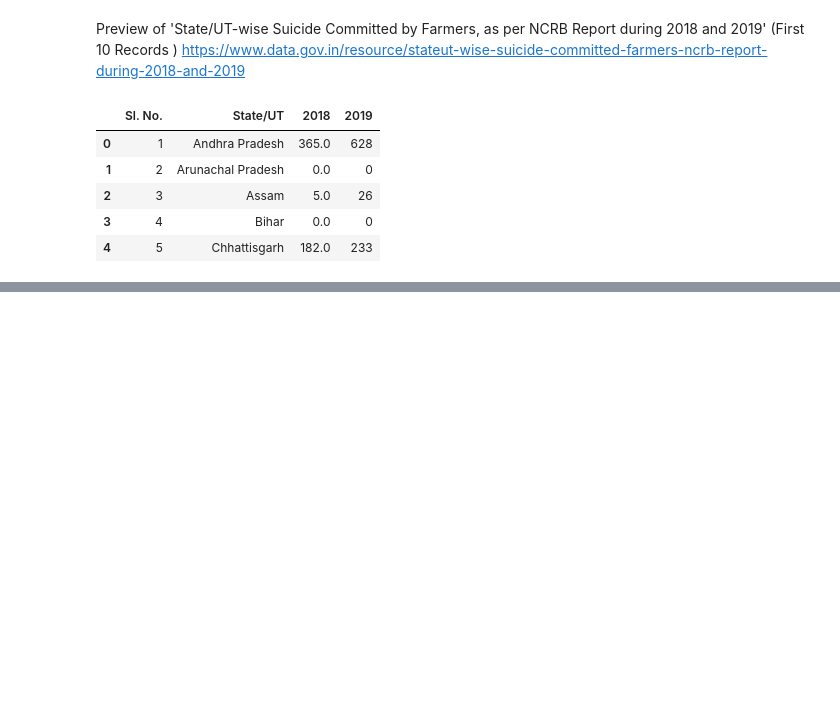
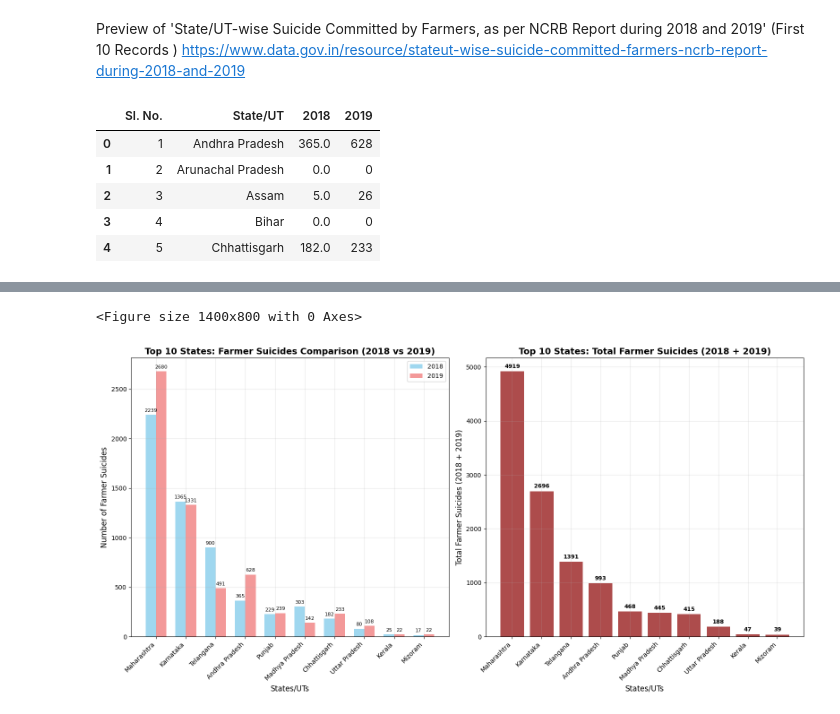
Before and after one commit to sandeepk9675/DS200-gov-data, a Jupyter notebook: plot_function.ipynb, the cells around one changed output, grey strips where cells are left out. Cells and saved outputs as stored; diff of their text form; code cells hidden in the pictures; blank space fills up the shorter version.

```diff
--- a/plot_function.ipynb
+++ b/plot_function.ipynb
@@ -18,0 +194,73 @@ df.head()
+# %%
+# c) Bar Plot: Top 10 States by Total Farmer Suicides (2018 + 2019)
+plt.figure(figsize=(14, 8))
+
+# Get top 10 states (excluding All-India total)
+top_10_states = df[df['State/UT'] != 'Total (All-India)'].nlargest(10, 'Total_Suicides')
+
+# Create figure with subplots for better comparison
+fig, (ax1, ax2) = plt.subplots(1, 2, figsize=(16, 8))
+
+# Plot 1: Grouped bar chart
+x = np.arange(len(top_10_states))
+width = 0.35
+
+bars1 = ax1.bar(x - width/2, top_10_states['2018'], width, label='2018', color='skyblue', alpha=0.8)
+bars2 = ax1.bar(x + width/2, top_10_states['2019'], width, label='2019', color='lightcoral', alpha=0.8)
+
+ax1.set_xlabel('States/UTs', fontsize=12)
+ax1.set_ylabel('Number of Farmer Suicides', fontsize=12)
+ax1.set_title('Top 10 States: Farmer Suicides Comparison (2018 vs 2019)', fontsize=14, fontweight='bold')
+ax1.set_xticks(x)
+ax1.set_xticklabels(top_10_states['State/UT'], rotation=45, ha='right')
+ax1.legend()
+ax1.grid(True, alpha=0.3)
+
+# Add value labels on bars
+for bar in bars1:
+    height = bar.get_height()
+    ax1.annotate(f'{int(height)}',
+                xy=(bar.get_x() + bar.get_width() / 2, height),
+                xytext=(0, 3),  # 3 points vertical offset
+                textcoords="offset points",
+                ha='center', va='bottom', fontsize=8)
+
+for bar in bars2:
+    height = bar.get_height()
+    ax1.annotate(f'{int(height)}',
+                xy=(bar.get_x() + bar.get_width() / 2, height),
+                xytext=(0, 3),  # 3 points vertical offset
+                textcoords="offset points",
+                ha='center', va='bottom', fontsize=8)
+
+# Plot 2: Total suicides bar chart
+bars3 = ax2.bar(range(len(top_10_states)), top_10_states['Total_Suicides'],
+                color='darkred', alpha=0.7)
+
+ax2.set_xlabel('States/UTs', fontsize=12)
+ax2.set_ylabel('Total Farmer Suicides (2018 + 2019)', fontsize=12)
+ax2.set_title('Top 10 States: Total Farmer Suicides (2018 + 2019)', fontsize=14, fontweight='bold')
+ax2.set_xticks(range(len(top_10_states)))
+ax2.set_xticklabels(top_10_states['State/UT'], rotation=45, ha='right')
+ax2.grid(True, alpha=0.3)
+
+# Add value labels
+for i, bar in enumerate(bars3):
+    height = bar.get_height()
+    ax2.annotate(f'{int(height)}',
+                xy=(bar.get_x() + bar.get_width() / 2, height),
+                xytext=(0, 3),
+                textcoords="offset points",
+                ha='center', va='bottom', fontsize=9, fontweight='bold')
+
+plt.tight_layout()
+plt.show()
+
+print("Bar Plot Analysis:")
+print("Top 5 states with highest farmer suicides (2018+2019):")
+for i, (idx, row) in enumerate(top_10_states.head().iterrows()):
+    print(f"{i+1}. {row['State/UT']}: {row['Total_Suicides']} total ({row['2018']} in 2018, {row['2019']} in 2019)")
+print("\nInterpretation: Maharashtra and Karnataka are the most affected states, showing consistently high numbers in both years.")
+# %% [output]
+<Figure size 1400x800 with 0 Axes>
+[figure, added]
```
Also changed, not shown: parts of 7 cells of this notebook, 1 other file.
